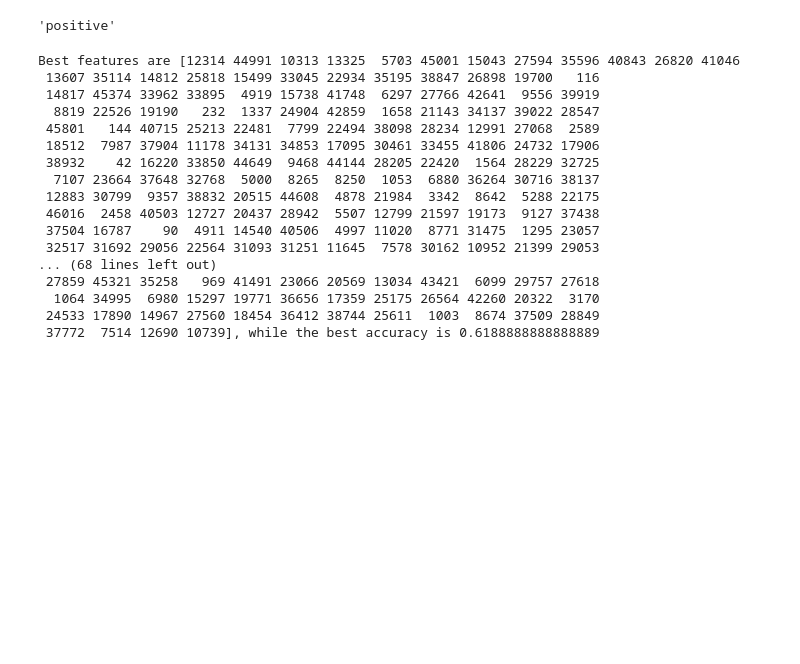
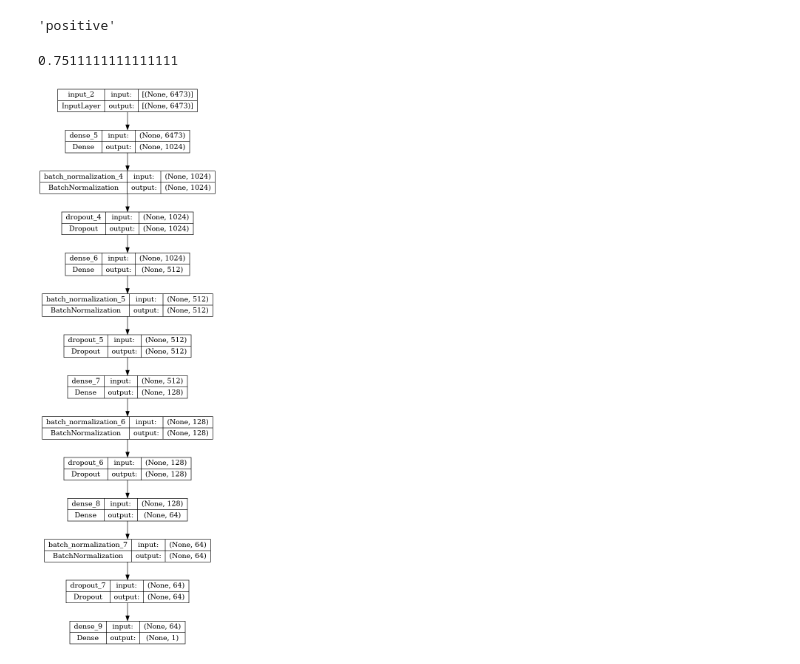
Before and after one commit to mjtalaska/Sentiment-analysis-feedforward, a Jupyter notebook: sentiment-analysis-with-feedforward-neural-network.ipynb, the cells around one changed output. Saved outputs shown, nothing was run; the diff lists cells and outputs as text; code cells hidden in the pictures; blank space fills up the shorter version.

```diff
--- a/sentiment-analysis-with-feedforward-neural-network.ipynb
+++ b/sentiment-analysis-with-feedforward-neural-network.ipynb
@@ -148,3 +152,12 @@ vectorizer.adapt(data_to_adapt)
 vectorizer(x[0]).numpy()
 # %% [output]
 array([0., 0., 0., ..., 0., 0., 0.], dtype=float32)
+# %%
+x_train = x_train.map(lambda x : vectorizer(x).numpy())
+x_test = x_test.map(lambda x : vectorizer(x).numpy())
+
+x_train = np.asarray([x.astype('float32') for x in x_train])
+x_test = np.asarray([x.astype('float32') for x in x_test])
+
+y_train = np.asarray(y_train, dtype='float32')
+y_test = np.asarray(y_test, dtype='float32')
@@ -183,4 +192,0 @@ y_data = np.asarray(y, dtype='float32')
-# %%
-from sklearn.model_selection import train_test_split
-
-x_train, x_test, y_train, y_test = train_test_split(x_data, y_data, test_size=0.3, stratify=y, random_state=1234)
@@ -272,25 +256,0 @@ def random_search(x, y, x_test, y_test, features, iterations):
-# %%
-feature_selection = random_search(x=x_train,
-                                  y=y_train,
-                                  x_test=x_test,
-                                  y_test=y_test,
-                                  features=1000,
-                                  iterations=10000)
-# %% [output]
-Best features are [12314 44991 10313 13325  5703 45001 15043 27594 35596 40843 26820 41046
- 13607 35114 14812 25818 15499 33045 22934 35195 38847 26898 19700   116
- 14817 45374 33962 33895  4919 15738 41748  6297 27766 42641  9556 39919
-  8819 22526 19190   232  1337 24904 42859  1658 21143 34137 39022 28547
- 45801   144 40715 25213 22481  7799 22494 38098 28234 12991 27068  2589
- 18512  7987 37904 11178 34131 34853 17095 30461 33455 41806 24732 17906
- 38932    42 16220 33850 44649  9468 44144 28205 22420  1564 28229 32725
-  7107 23664 37648 32768  5000  8265  8250  1053  6880 36264 30716 38137
- 12883 30799  9357 38832 20515 44608  4878 21984  3342  8642  5288 22175
- 46016  2458 40503 12727 20437 28942  5507 12799 21597 19173  9127 37438
- 37504 16787    90  4911 14540 40506  4997 11020  8771 31475  1295 23057
- 32517 31692 29056 22564 31093 31251 11645  7578 30162 10952 21399 29053
-... (68 lines left out)
- 27859 45321 35258   969 41491 23066 20569 13034 43421  6099 29757 27618
-  1064 34995  6980 15297 19771 36656 17359 25175 26564 42260 20322  3170
- 24533 17890 14967 27560 18454 36412 38744 25611  1003  8674 37509 28849
- 37772  7514 12690 10739], while the best accuracy is 0.6188888888888889
@@ -300,0 +257,23 @@ np.savez('/kaggle/working/features_selected_x.npz', x_data, y_data)
+# %%
+from sklearn.feature_selection import SelectPercentile, VarianceThreshold, f_classif
+
+vt = VarianceThreshold(threshold = 0.0)
+x_train = vt.fit_transform(x_train, y_train)
+
+sp = SelectPercentile(f_classif, percentile=20)
+x_train = sp.fit_transform(x_train, y_train)
+
+x_test = vt.transform(x_test)
+x_test = sp.transform(x_test)
+
+rfc2 = RandomForestClassifier()
+# %%
+rfc2.fit(x_train, y_train)
+rfc2.score(x_test, y_test)
+# %% [output]
+0.7511111111111111
+# %%
+model2 = make_model(x_train.shape[1])
+plot_model(model2, show_shapes=True)
+# %% [output]
+[figure, added]
```
Also changed, not shown: parts of 17 cells of this notebook.
